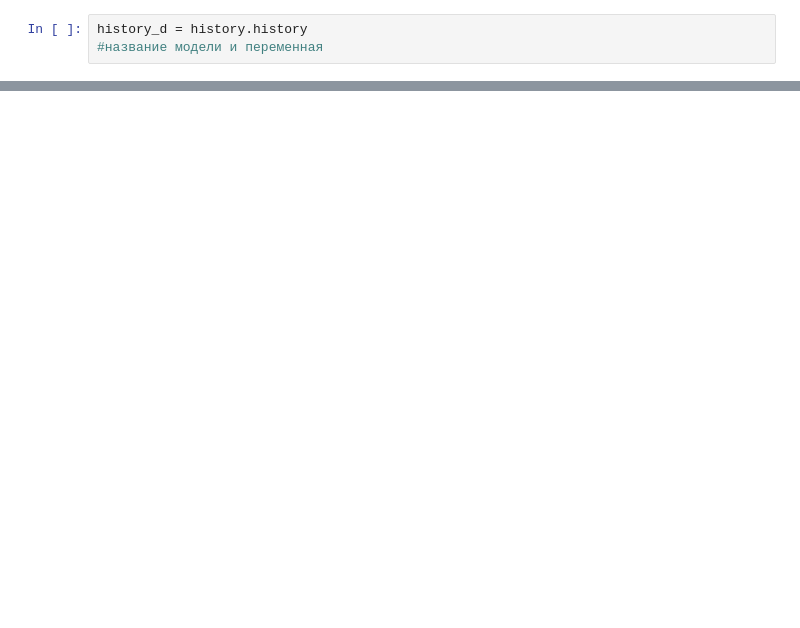
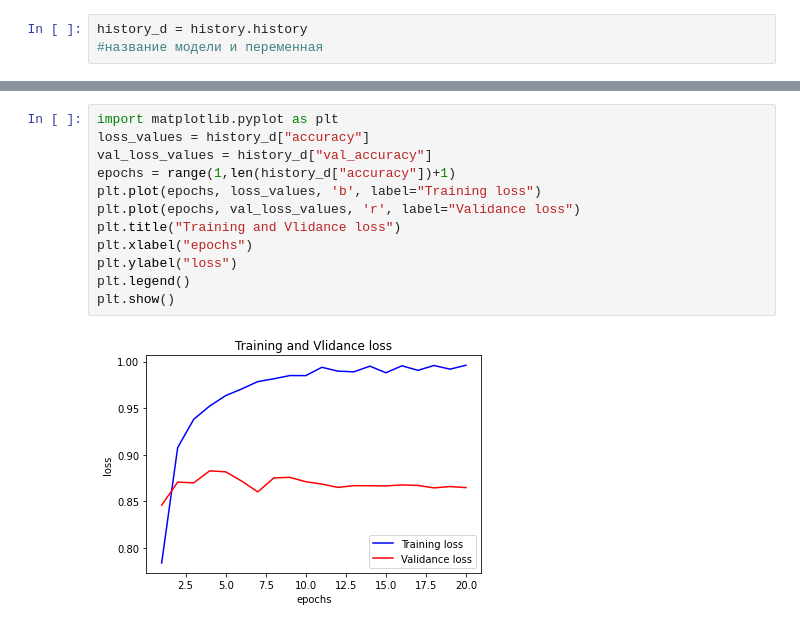
Before and after one commit to bit013/2309project, a Jupyter notebook: ffcomments.ipynb, the cells around one changed output, grey strips where cells are left out. Saved outputs shown, nothing was run; the diff lists cells and outputs as text; blank space fills up the shorter version.

```diff
--- a/ffcomments.ipynb
+++ b/ffcomments.ipynb
@@ -115,0 +112,14 @@ plt.show()
+# %%
+import matplotlib.pyplot as plt
+loss_values = history_d["accuracy"]
+val_loss_values = history_d["val_accuracy"]
+epochs = range(1,len(history_d["accuracy"])+1)
+plt.plot(epochs, loss_values, 'b', label="Training loss")
+plt.plot(epochs, val_loss_values, 'r', label="Validance loss")
+plt.title("Training and Vlidance loss")
+plt.xlabel("epochs")
+plt.ylabel("loss")
+plt.legend()
+plt.show()
+# %% [output]
+[figure, added]
```
Also changed, not shown: parts of 8 cells of this notebook.
